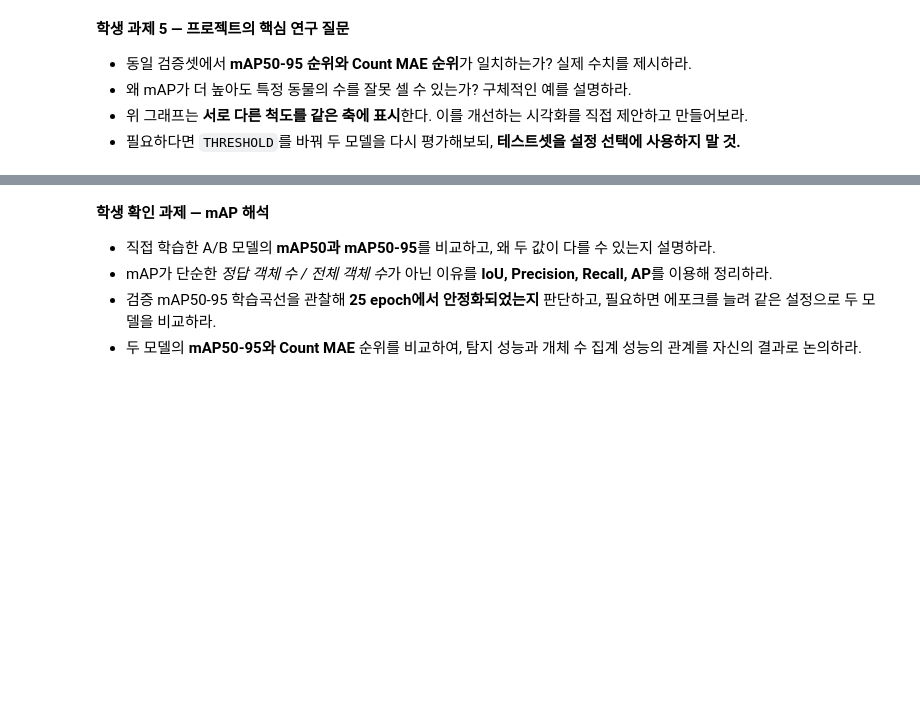
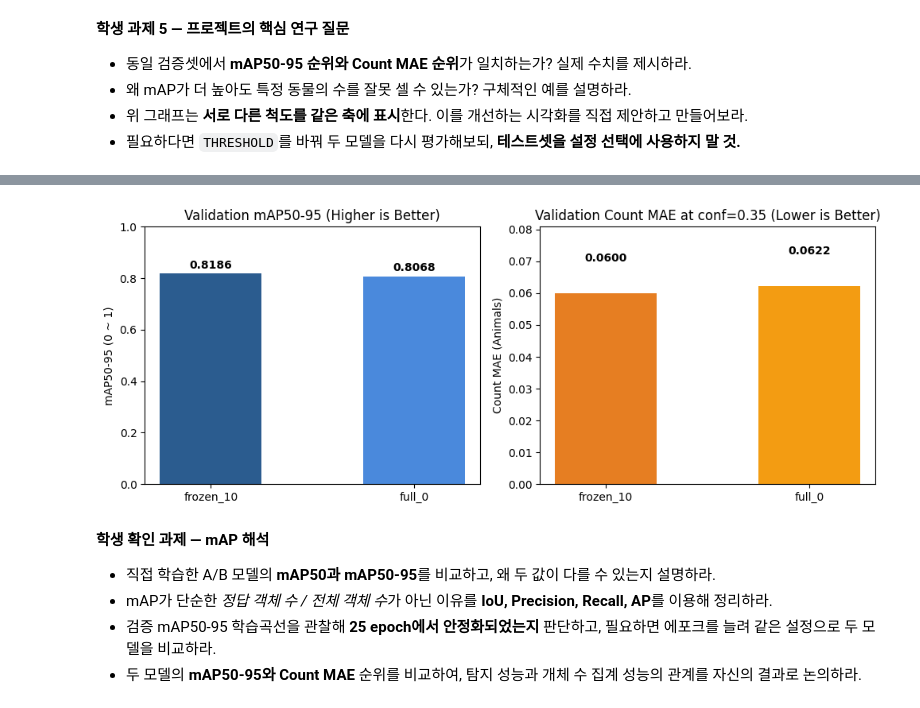
Before and after one commit to dayuni0708/26-1-ML, a Jupyter notebook: P3_project_wildlife.ipynb, the cells around one changed output, grey strips where cells are left out. Saved outputs shown, nothing was run; the diff lists cells and outputs as text; code cells hidden in the pictures; blank space fills up the shorter version.

```diff
--- a/P3_project_wildlife.ipynb
+++ b/P3_project_wildlife.ipynb
@@ -551,3 +629,27 @@ plt.tight_layout()
+# %%
+# 개선된 시각화: 척도가 다른 두 지표를 별도 서브플롯(1x2)으로 분리 및 수치 표시
+fig, axes = plt.subplots(1, 2, figsize=(10, 4))
+
+# 왼쪽: mAP50-95 (높을수록 좋음)
+axes[0].bar(comparison["model"], comparison["mAP50-95"], color=["#2b5c8f", "#4a89dc"], width=0.5)
+axes[0].set_title("Validation mAP50-95 (Higher is Better)")
+axes[0].set_ylabel("mAP50-95 (0 ~ 1)")
+axes[0].set_ylim(0, 1.0)
+for i, v in enumerate(comparison["mAP50-95"]):
+    axes[0].text(i, v + 0.02, f"{v:.4f}", ha="center", fontweight="bold")
+
+# 오른쪽: Count MAE (낮을수록 좋음)
+axes[1].bar(comparison["model"], comparison["Count MAE"], color=["#e67e22", "#f39c12"], width=0.5)
+axes[1].set_title(f"Validation Count MAE at conf={THRESHOLD} (Lower is Better)")
+axes[1].set_ylabel("Count MAE (Animals)")
+axes[1].set_ylim(0, max(comparison["Count MAE"]) * 1.3)
+for i, v in enumerate(comparison["Count MAE"]):
+    axes[1].text(i, v + 0.01, f"{v:.4f}", ha="center", fontweight="bold")
+
+plt.tight_layout()
+plt.show()
+# %% [output]
+[figure, added]
 # %% [markdown]
 **학생 확인 과제 — mAP 해석**
 
```
Also changed, not shown: parts of 17 cells of this notebook.
